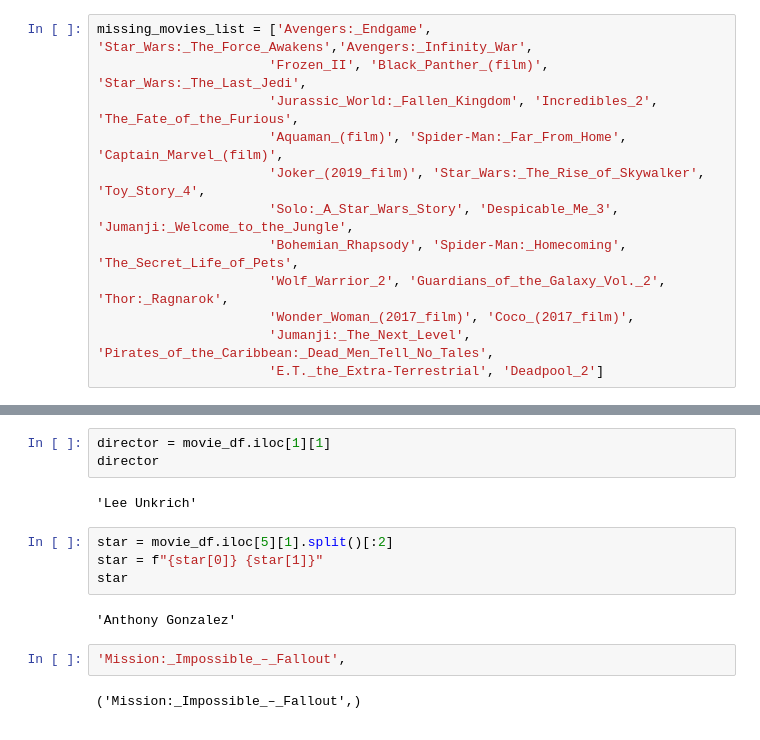
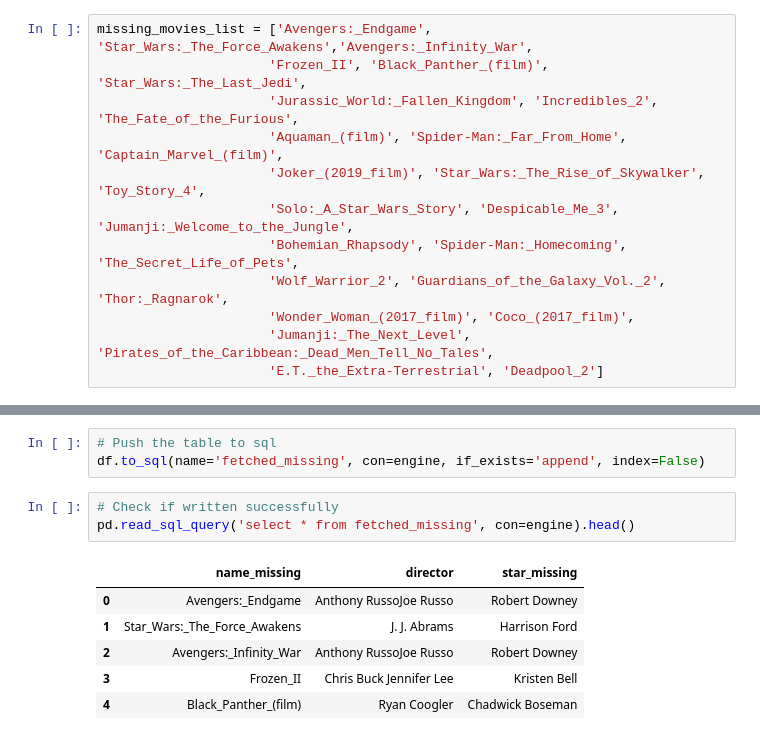
Before and after one commit to IrinaUX/Group7-ETL-Project, a Jupyter notebook: scrape_clean.ipynb, the cells around one changed output, grey strips where cells are left out. Saved outputs shown, nothing was run; the diff lists cells and outputs as text.

```diff
--- a/scrape_clean.ipynb
+++ b/scrape_clean.ipynb
@@ -825,15 +737,13 @@ movie_df
-# %%
-director = movie_df.iloc[1][1]
-director
-# %% [output]
-'Lee Unkrich'
-# %%
-star = movie_df.iloc[5][1].split()[:2]
-star = f"{star[0]} {star[1]}"
-star
-# %% [output]
-'Anthony Gonzalez'
-# %%
-'Mission:_Impossible_–_Fallout',
-# %% [output]
-('Mission:_Impossible_–_Fallout',)
+# %%
+# Push the table to sql
+df.to_sql(name='fetched_missing', con=engine, if_exists='append', index=False)
+# %%
+# Check if written successfully
+pd.read_sql_query('select * from fetched_missing', con=engine).head()
+# %% [output]
+|  | name_missing | director | star_missing |
+| 0 | Avengers:_Endgame | Anthony RussoJoe Russo | Robert Downey |
+| 1 | Star_Wars:_The_Force_Awakens | J. J. Abrams | Harrison Ford |
+| 2 | Avengers:_Infinity_War | Anthony RussoJoe Russo | Robert Downey |
+| 3 | Frozen_II | Chris Buck Jennifer Lee | Kristen Bell |
+| 4 | Black_Panther_(film) | Ryan Coogler | Chadwick Boseman |
```
Also changed, not shown: parts of 6 cells of this notebook, 2 other files.
